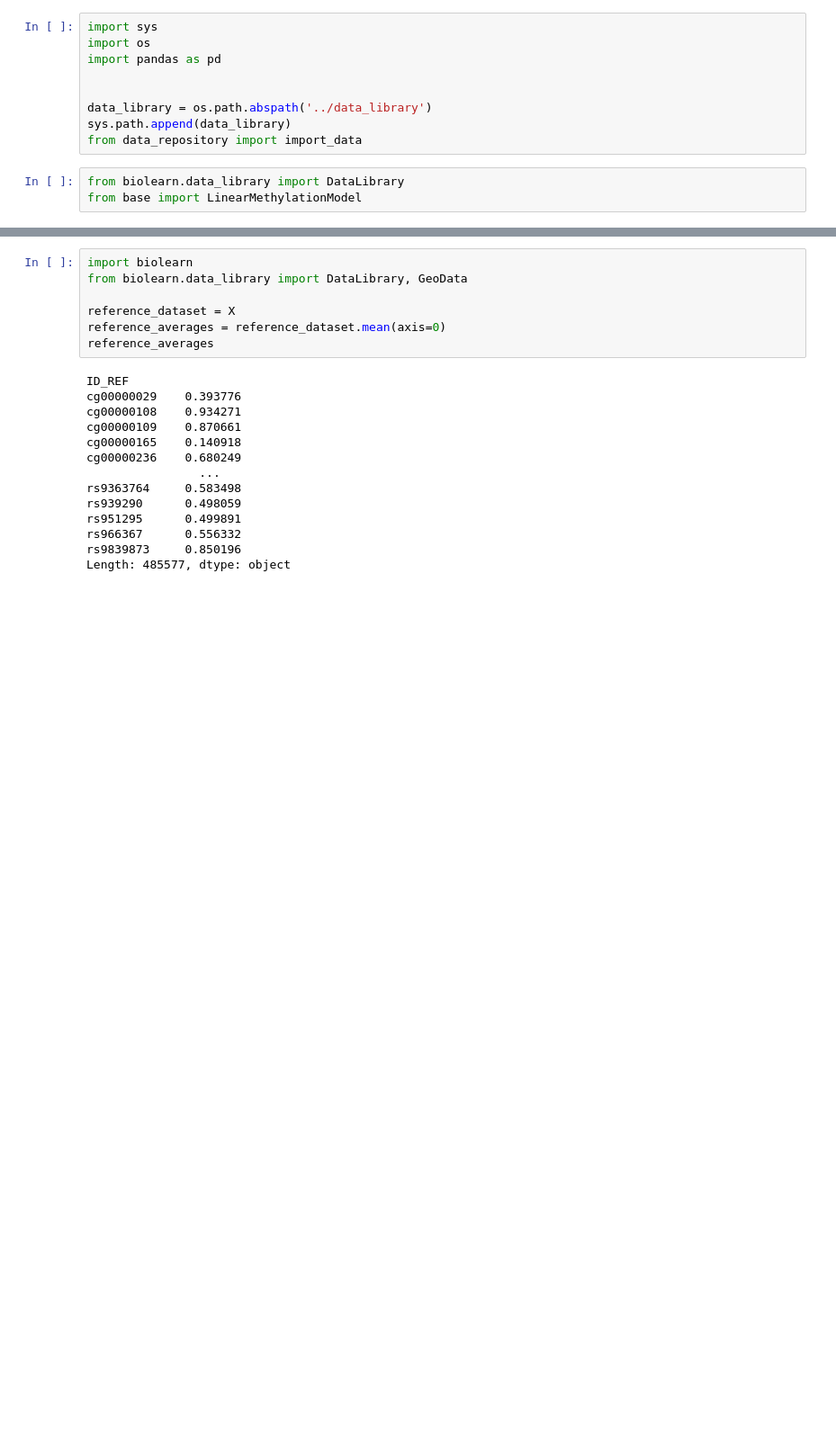
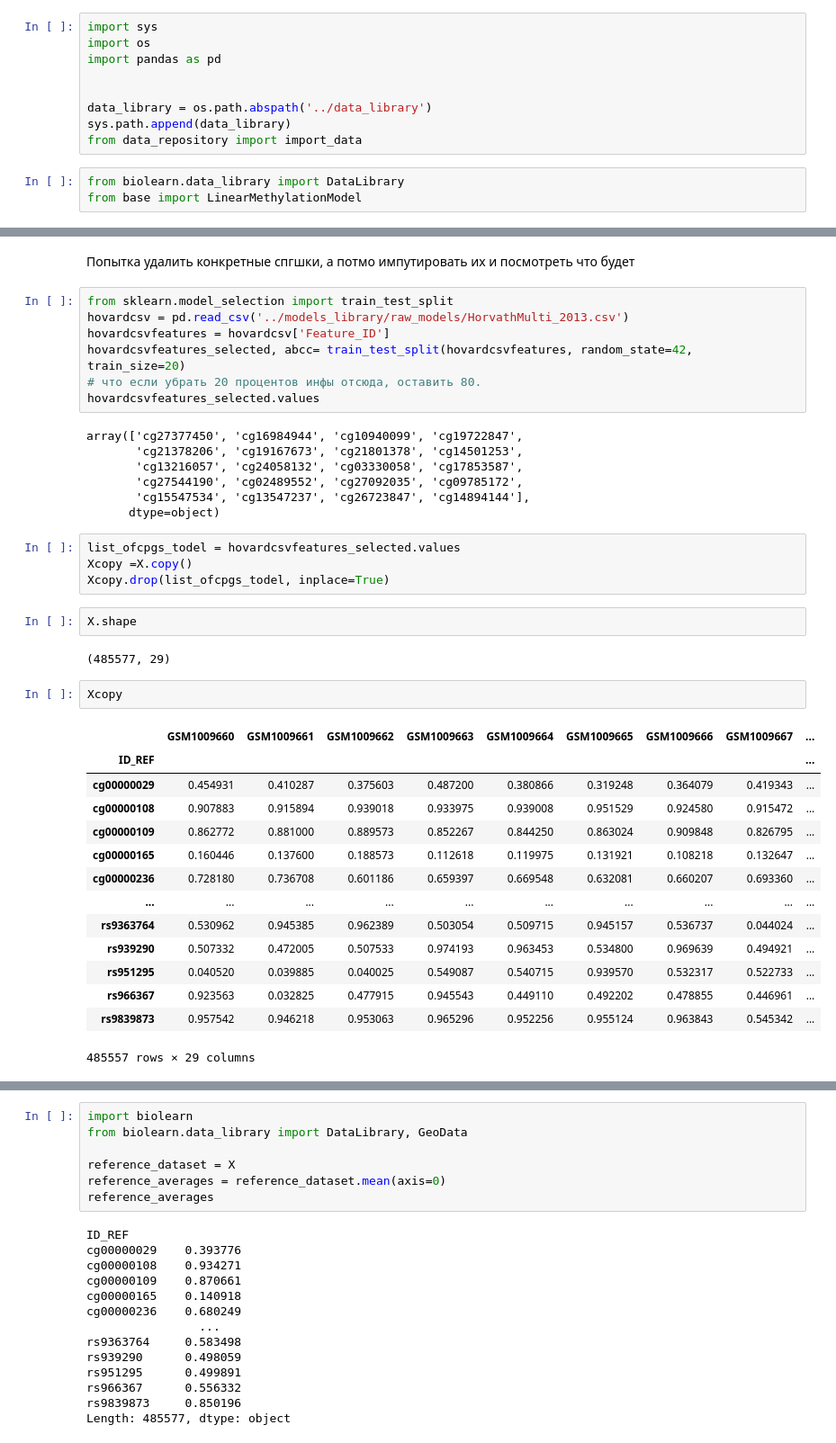
Before and after one commit to ComputationalAgingLab/ComputAge, a Jupyter notebook: computage/deage/workbook3alb.ipynb, the cells around one changed output, grey strips where cells are left out. Shown at 90% size. Cells and saved outputs as stored; diff of their text form; blank space fills up the shorter version.

```diff
--- a/computage/deage/workbook3alb.ipynb
+++ b/computage/deage/workbook3alb.ipynb
@@ -126,0 +179,41 @@ y = data_test_cp_T.iloc[:,-1]
+# %% [markdown]
+Попытка удалить конкретные спгшки, а потмо импутировать их и посмотреть что будет
+# %%
+from sklearn.model_selection import train_test_split
+hovardcsv = pd.read_csv('../models_library/raw_models/HorvathMulti_2013.csv')
+hovardcsvfeatures = hovardcsv['Feature_ID']
+hovardcsvfeatures_selected, abcc= train_test_split(hovardcsvfeatures, random_state=42, train_size=20)
+# что если убрать 20 процентов инфы отсюда, оставить 80.
+hovardcsvfeatures_selected.values
+# %% [output]
+array(['cg27377450', 'cg16984944', 'cg10940099', 'cg19722847',
+       'cg21378206', 'cg19167673', 'cg21801378', 'cg14501253',
+       'cg13216057', 'cg24058132', 'cg03330058', 'cg17853587',
+       'cg27544190', 'cg02489552', 'cg27092035', 'cg09785172',
+       'cg15547534', 'cg13547237', 'cg26723847', 'cg14894144'],
+      dtype=object)
+# %%
+list_ofcpgs_todel = hovardcsvfeatures_selected.values
+Xcopy =X.copy()
+Xcopy.drop(list_ofcpgs_todel, inplace=True)
+# %%
+X.shape
+# %% [output]
+(485577, 29)
+# %%
+Xcopy
+# %% [output]
+|  | GSM1009660 | GSM1009661 | GSM1009662 | GSM1009663 | GSM1009664 | GSM1009665 | GSM1009666 | GSM1009667 | ... |
+| ID_REF |  |  |  |  |  |  |  |  | ... |
+| cg00000029 | 0.454931 | 0.410287 | 0.375603 | 0.487200 | 0.380866 | 0.319248 | 0.364079 | 0.419343 | ... |
+| cg00000108 | 0.907883 | 0.915894 | 0.939018 | 0.933975 | 0.939008 | 0.951529 | 0.924580 | 0.915472 | ... |
+| cg00000109 | 0.862772 | 0.881000 | 0.889573 | 0.852267 | 0.844250 | 0.863024 | 0.909848 | 0.826795 | ... |
+| cg00000165 | 0.160446 | 0.137600 | 0.188573 | 0.112618 | 0.119975 | 0.131921 | 0.108218 | 0.132647 | ... |
+| cg00000236 | 0.728180 | 0.736708 | 0.601186 | 0.659397 | 0.669548 | 0.632081 | 0.660207 | 0.693360 | ... |
+| ... | ... | ... | ... | ... | ... | ... | ... | ... | ... |
+| rs9363764 | 0.530962 | 0.945385 | 0.962389 | 0.503054 | 0.509715 | 0.945157 | 0.536737 | 0.044024 | ... |
+| rs939290 | 0.507332 | 0.472005 | 0.507533 | 0.974193 | 0.963453 | 0.534800 | 0.969639 | 0.494921 | ... |
+| rs951295 | 0.040520 | 0.039885 | 0.040025 | 0.549087 | 0.540715 | 0.939570 | 0.532317 | 0.522733 | ... |
+| rs966367 | 0.923563 | 0.032825 | 0.477915 | 0.945543 | 0.449110 | 0.492202 | 0.478855 | 0.446961 | ... |
+| rs9839873 | 0.957542 | 0.946218 | 0.953063 | 0.965296 | 0.952256 | 0.955124 | 0.963843 | 0.545342 | ... |
+485557 rows × 29 columns
```
Also changed, not shown: parts of 24 cells of this notebook.
